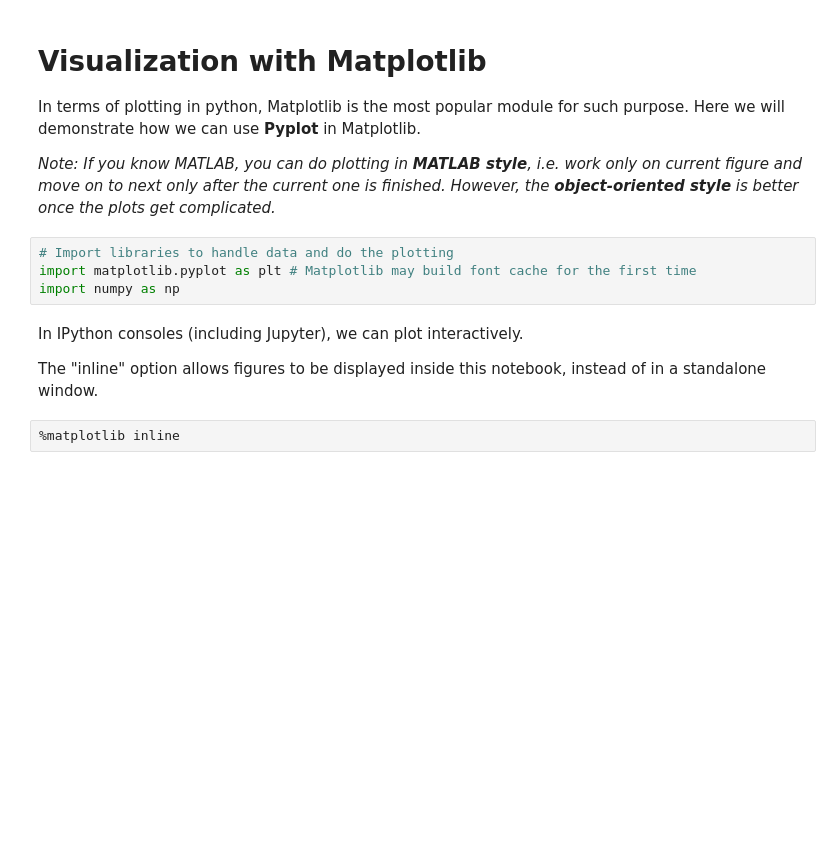
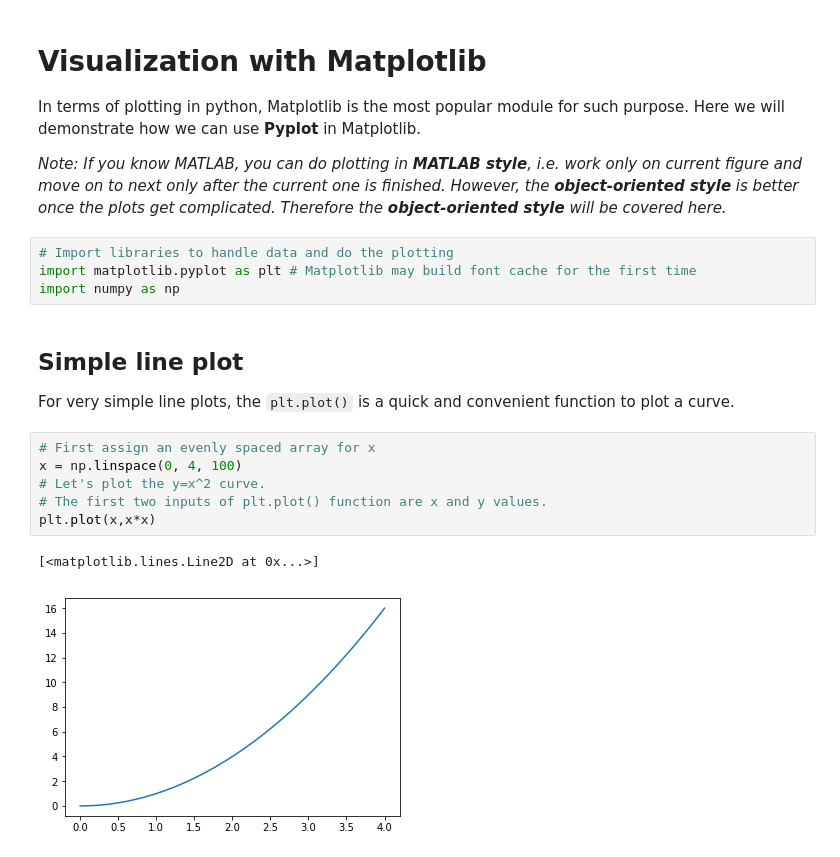
Before and after one commit to joeylamcy/Python_tutorial, a Jupyter notebook: Part6_plotting.ipynb, the cells around one changed output. Cells and saved outputs as stored; diff of their text form; blank space fills up the shorter version.

Commit message:
Add plotting materials

```diff
--- a/Part6_plotting.ipynb
+++ b/Part6_plotting.ipynb
@@ -2,14 +2,20 @@
 # Visualization with Matplotlib
 In terms of plotting in python, Matplotlib is the most popular module for such purpose. Here we will demonstrate how we can use **Pyplot** in Matplotlib.
 
-*Note: If you know MATLAB, you can do plotting in **MATLAB style**, i.e. work only on current figure and move on to next only after the current one is finished. However, the **object-oriented style** is better once the plots get complicated.*
+*Note: If you know MATLAB, you can do plotting in **MATLAB style**, i.e. work only on current figure and move on to next only after the current one is finished. However, the **object-oriented style** is better once the plots get complicated. Therefore the **object-oriented style** will be covered here.*
 # %%
 # Import libraries to handle data and do the plotting
 import matplotlib.pyplot as plt # Matplotlib may build font cache for the first time
 import numpy as np
-# %% [markdown]
-In IPython consoles (including Jupyter), we can plot interactively.
-
-The "inline" option allows figures to be displayed inside this notebook, instead of in a standalone window.
-# %%
-%matplotlib inline
+# %% [markdown]
+## Simple line plot
+For very simple line plots, the `plt.plot()` is a quick and convenient function to plot a curve.
+# %%
+# First assign an evenly spaced array for x
+x = np.linspace(0, 4, 100)
+# Let's plot the y=x^2 curve.
+# The first two inputs of plt.plot() function are x and y values.
+plt.plot(x,x*x)
+# %% [output]
+[<matplotlib.lines.Line2D at 0x...>]
+[figure, added]
```
Also changed, not shown: parts of 20 cells of this notebook, 3 other files.
